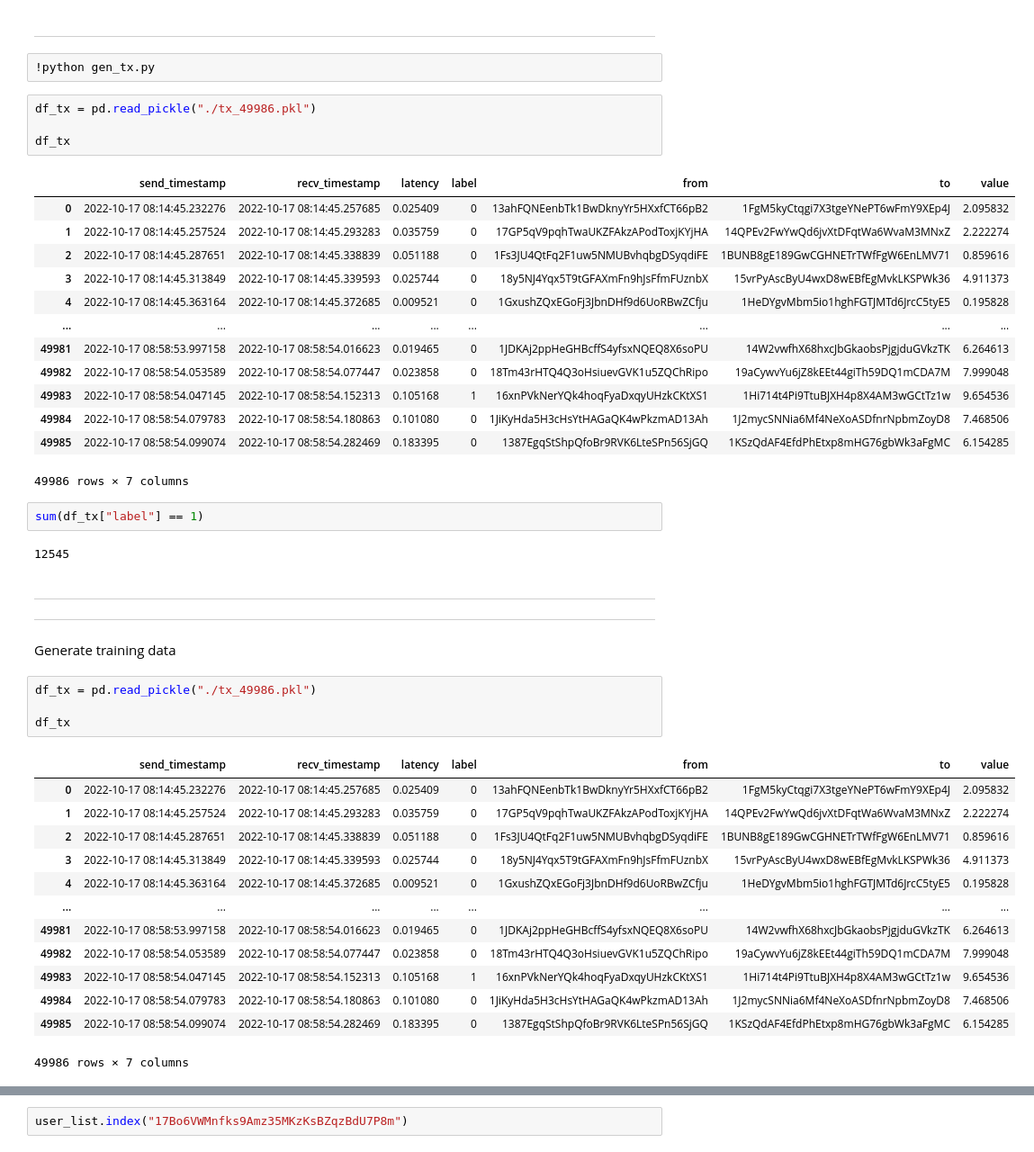
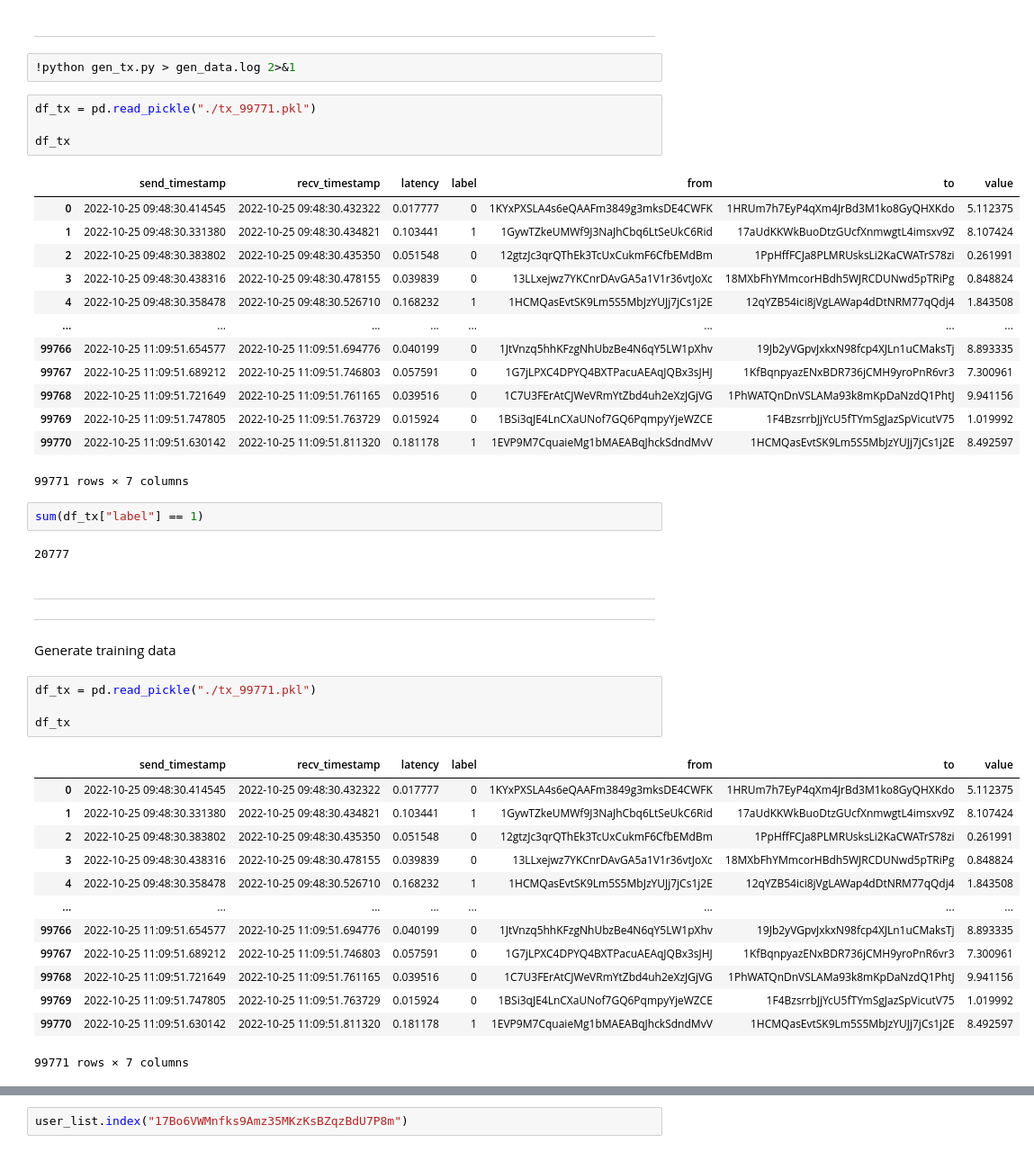
Before and after one commit to XDZhelheim/CSE5005-Project, a Jupyter notebook: data/gen_data.ipynb, the cells around one changed output, grey strips where cells are left out. Shown at 90% size. Saved outputs shown, nothing was run; the diff lists cells and outputs as text.

```diff
--- a/data/gen_data.ipynb
+++ b/data/gen_data.ipynb
@@ -145,29 +145,29 @@ df_user.to_csv("user.csv", index=False)
 # %% [markdown]
 ---
 # %%
-!python gen_tx.py
+!python gen_tx.py > gen_data.log 2>&1
 # %%
-df_tx = pd.read_pickle("./tx_49986.pkl")
+df_tx = pd.read_pickle("./tx_99771.pkl")
 
 df_tx
 # %% [output]
 |  | send_timestamp | recv_timestamp | latency | label | from | to | value |
-| 0 | 2022-10-17 08:14:45.232276 | 2022-10-17 08:14:45.257685 | 0.025409 | 0 | 13ahFQNEenbTk1BwDknyYr5HXxfCT66pB2 | 1FgM5kyCtqgi7X3tgeYNePT6wFmY9XEp4J | 2.095832 |
-| 1 | 2022-10-17 08:14:45.257524 | 2022-10-17 08:14:45.293283 | 0.035759 | 0 | 17GP5qV9pqhTwaUKZFAkzAPodToxjKYjHA | 14QPEv2FwYwQd6jvXtDFqtWa6WvaM3MNxZ | 2.222274 |
-| 2 | 2022-10-17 08:14:45.287651 | 2022-10-17 08:14:45.338839 | 0.051188 | 0 | 1Fs3JU4QtFq2F1uw5NMUBvhqbgDSyqdiFE | 1BUNB8gE189GwCGHNETrTWfFgW6EnLMV71 | 0.859616 |
-| 3 | 2022-10-17 08:14:45.313849 | 2022-10-17 08:14:45.339593 | 0.025744 | 0 | 18y5NJ4Yqx5T9tGFAXmFn9hJsFfmFUznbX | 15vrPyAscByU4wxD8wEBfEgMvkLKSPWk36 | 4.911373 |
-| 4 | 2022-10-17 08:14:45.363164 | 2022-10-17 08:14:45.372685 | 0.009521 | 0 | 1GxushZQxEGoFj3JbnDHf9d6UoRBwZCfju | 1HeDYgvMbm5io1hghFGTJMTd6JrcC5tyE5 | 0.195828 |
+| 0 | 2022-10-25 09:48:30.414545 | 2022-10-25 09:48:30.432322 | 0.017777 | 0 | 1KYxPXSLA4s6eQAAFm3849g3mksDE4CWFK | 1HRUm7h7EyP4qXm4JrBd3M1ko8GyQHXKdo | 5.112375 |
+| 1 | 2022-10-25 09:48:30.331380 | 2022-10-25 09:48:30.434821 | 0.103441 | 1 | 1GywTZkeUMWf9J3NaJhCbq6LtSeUkC6Rid | 17aUdKKWkBuoDtzGUcfXnmwgtL4imsxv9Z | 8.107424 |
+| 2 | 2022-10-25 09:48:30.383802 | 2022-10-25 09:48:30.435350 | 0.051548 | 0 | 12gtzJc3qrQThEk3TcUxCukmF6CfbEMdBm | 1PpHffFCJa8PLMRUsksLi2KaCWATrS78zi | 0.261991 |
+| 3 | 2022-10-25 09:48:30.438316 | 2022-10-25 09:48:30.478155 | 0.039839 | 0 | 13LLxejwz7YKCnrDAvGA5a1V1r36vtJoXc | 18MXbFhYMmcorHBdh5WJRCDUNwd5pTRiPg | 0.848824 |
+| 4 | 2022-10-25 09:48:30.358478 | 2022-10-25 09:48:30.526710 | 0.168232 | 1 | 1HCMQasEvtSK9Lm5S5MbJzYUJj7jCs1j2E | 12qYZB54ici8jVgLAWap4dDtNRM77qQdj4 | 1.843508 |
 | ... | ... | ... | ... | ... | ... | ... | ... |
-| 49981 | 2022-10-17 08:58:53.997158 | 2022-10-17 08:58:54.016623 | 0.019465 | 0 | 1JDKAj2ppHeGHBcffS4yfsxNQEQ8X6soPU | 14W2vwfhX68hxcJbGkaobsPjgjduGVkzTK | 6.264613 |
-| 49982 | 2022-10-17 08:58:54.053589 | 2022-10-17 08:58:54.077447 | 0.023858 | 0 | 18Tm43rHTQ4Q3oHsiuevGVK1u5ZQChRipo | 19aCywvYu6jZ8kEEt44giTh59DQ1mCDA7M | 7.999048 |
-| 49983 | 2022-10-17 08:58:54.047145 | 2022-10-17 08:58:54.152313 | 0.105168 | 1 | 16xnPVkNerYQk4hoqFyaDxqyUHzkCKtXS1 | 1Hi714t4Pi9TtuBJXH4p8X4AM3wGCtTz1w | 9.654536 |
-| 49984 | 2022-10-17 08:58:54.079783 | 2022-10-17 08:58:54.180863 | 0.101080 | 0 | 1JiKyHda5H3cHsYtHAGaQK4wPkzmAD13Ah | 1J2mycSNNia6Mf4NeXoASDfnrNpbmZoyD8 | 7.468506 |
-| 49985 | 2022-10-17 08:58:54.099074 | 2022-10-17 08:58:54.282469 | 0.183395 | 0 | 1387EgqStShpQfoBr9RVK6LteSPn56SjGQ | 1KSzQdAF4EfdPhEtxp8mHG76gbWk3aFgMC | 6.154285 |
+| 99766 | 2022-10-25 11:09:51.654577 | 2022-10-25 11:09:51.694776 | 0.040199 | 0 | 1JtVnzq5hhKFzgNhUbzBe4N6qY5LW1pXhv | 19Jb2yVGpvJxkxN98fcp4XJLn1uCMaksTj | 8.893335 |
+| 99767 | 2022-10-25 11:09:51.689212 | 2022-10-25 11:09:51.746803 | 0.057591 | 0 | 1G7jLPXC4DPYQ4BXTPacuAEAqJQBx3sJHJ | 1KfBqnpyazENxBDR736jCMH9yroPnR6vr3 | 7.300961 |
+| 99768 | 2022-10-25 11:09:51.721649 | 2022-10-25 11:09:51.761165 | 0.039516 | 0 | 1C7U3FErAtCJWeVRmYtZbd4uh2eXzJGjVG | 1PhWATQnDnVSLAMa93k8mKpDaNzdQ1PhtJ | 9.941156 |
+| 99769 | 2022-10-25 11:09:51.747805 | 2022-10-25 11:09:51.763729 | 0.015924 | 0 | 1BSi3qJE4LnCXaUNof7GQ6PqmpyYjeWZCE | 1F4BzsrrbJjYcU5fTYmSgJazSpVicutV75 | 1.019992 |
+| 99770 | 2022-10-25 11:09:51.630142 | 2022-10-25 11:09:51.811320 | 0.181178 | 1 | 1EVP9M7CquaieMg1bMAEABqJhckSdndMvV | 1HCMQasEvtSK9Lm5S5MbJzYUJj7jCs1j2E | 8.492597 |
-49986 rows × 7 columns
+99771 rows × 7 columns
 # %%
 sum(df_tx["label"] == 1)
 # %% [output]
-12545
+20777
 # %% [markdown]
 ---
 
@@ -175,23 +175,23 @@ sum(df_tx["label"] == 1)
 
 Generate training data
 # %%
-df_tx = pd.read_pickle("./tx_49986.pkl")
+df_tx = pd.read_pickle("./tx_99771.pkl")
 
 df_tx
 # %% [output]
 |  | send_timestamp | recv_timestamp | latency | label | from | to | value |
-| 0 | 2022-10-17 08:14:45.232276 | 2022-10-17 08:14:45.257685 | 0.025409 | 0 | 13ahFQNEenbTk1BwDknyYr5HXxfCT66pB2 | 1FgM5kyCtqgi7X3tgeYNePT6wFmY9XEp4J | 2.095832 |
-| 1 | 2022-10-17 08:14:45.257524 | 2022-10-17 08:14:45.293283 | 0.035759 | 0 | 17GP5qV9pqhTwaUKZFAkzAPodToxjKYjHA | 14QPEv2FwYwQd6jvXtDFqtWa6WvaM3MNxZ | 2.222274 |
-| 2 | 2022-10-17 08:14:45.287651 | 2022-10-17 08:14:45.338839 | 0.051188 | 0 | 1Fs3JU4QtFq2F1uw5NMUBvhqbgDSyqdiFE | 1BUNB8gE189GwCGHNETrTWfFgW6EnLMV71 | 0.859616 |
-| 3 | 2022-10-17 08:14:45.313849 | 2022-10-17 08:14:45.339593 | 0.025744 | 0 | 18y5NJ4Yqx5T9tGFAXmFn9hJsFfmFUznbX | 15vrPyAscByU4wxD8wEBfEgMvkLKSPWk36 | 4.911373 |
-| 4 | 2022-10-17 08:14:45.363164 | 2022-10-17 08:14:45.372685 | 0.009521 | 0 | 1GxushZQxEGoFj3JbnDHf9d6UoRBwZCfju | 1HeDYgvMbm5io1hghFGTJMTd6JrcC5tyE5 | 0.195828 |
+| 0 | 2022-10-25 09:48:30.414545 | 2022-10-25 09:48:30.432322 | 0.017777 | 0 | 1KYxPXSLA4s6eQAAFm3849g3mksDE4CWFK | 1HRUm7h7EyP4qXm4JrBd3M1ko8GyQHXKdo | 5.112375 |
+| 1 | 2022-10-25 09:48:30.331380 | 2022-10-25 09:48:30.434821 | 0.103441 | 1 | 1GywTZkeUMWf9J3NaJhCbq6LtSeUkC6Rid | 17aUdKKWkBuoDtzGUcfXnmwgtL4imsxv9Z | 8.107424 |
+| 2 | 2022-10-25 09:48:30.383802 | 2022-10-25 09:48:30.435350 | 0.051548 | 0 | 12gtzJc3qrQThEk3TcUxCukmF6CfbEMdBm | 1PpHffFCJa8PLMRUsksLi2KaCWATrS78zi | 0.261991 |
+| 3 | 2022-10-25 09:48:30.438316 | 2022-10-25 09:48:30.478155 | 0.039839 | 0 | 13LLxejwz7YKCnrDAvGA5a1V1r36vtJoXc | 18MXbFhYMmcorHBdh5WJRCDUNwd5pTRiPg | 0.848824 |
+| 4 | 2022-10-25 09:48:30.358478 | 2022-10-25 09:48:30.526710 | 0.168232 | 1 | 1HCMQasEvtSK9Lm5S5MbJzYUJj7jCs1j2E | 12qYZB54ici8jVgLAWap4dDtNRM77qQdj4 | 1.843508 |
 | ... | ... | ... | ... | ... | ... | ... | ... |
-| 49981 | 2022-10-17 08:58:53.997158 | 2022-10-17 08:58:54.016623 | 0.019465 | 0 | 1JDKAj2ppHeGHBcffS4yfsxNQEQ8X6soPU | 14W2vwfhX68hxcJbGkaobsPjgjduGVkzTK | 6.264613 |
-| 49982 | 2022-10-17 08:58:54.053589 | 2022-10-17 08:58:54.077447 | 0.023858 | 0 | 18Tm43rHTQ4Q3oHsiuevGVK1u5ZQChRipo | 19aCywvYu6jZ8kEEt44giTh59DQ1mCDA7M | 7.999048 |
-| 49983 | 2022-10-17 08:58:54.047145 | 2022-10-17 08:58:54.152313 | 0.105168 | 1 | 16xnPVkNerYQk4hoqFyaDxqyUHzkCKtXS1 | 1Hi714t4Pi9TtuBJXH4p8X4AM3wGCtTz1w | 9.654536 |
-| 49984 | 2022-10-17 08:58:54.079783 | 2022-10-17 08:58:54.180863 | 0.101080 | 0 | 1JiKyHda5H3cHsYtHAGaQK4wPkzmAD13Ah | 1J2mycSNNia6Mf4NeXoASDfnrNpbmZoyD8 | 7.468506 |
-| 49985 | 2022-10-17 08:58:54.099074 | 2022-10-17 08:58:54.282469 | 0.183395 | 0 | 1387EgqStShpQfoBr9RVK6LteSPn56SjGQ | 1KSzQdAF4EfdPhEtxp8mHG76gbWk3aFgMC | 6.154285 |
+| 99766 | 2022-10-25 11:09:51.654577 | 2022-10-25 11:09:51.694776 | 0.040199 | 0 | 1JtVnzq5hhKFzgNhUbzBe4N6qY5LW1pXhv | 19Jb2yVGpvJxkxN98fcp4XJLn1uCMaksTj | 8.893335 |
+| 99767 | 2022-10-25 11:09:51.689212 | 2022-10-25 11:09:51.746803 | 0.057591 | 0 | 1G7jLPXC4DPYQ4BXTPacuAEAqJQBx3sJHJ | 1KfBqnpyazENxBDR736jCMH9yroPnR6vr3 | 7.300961 |
+| 99768 | 2022-10-25 11:09:51.721649 | 2022-10-25 11:09:51.761165 | 0.039516 | 0 | 1C7U3FErAtCJWeVRmYtZbd4uh2eXzJGjVG | 1PhWATQnDnVSLAMa93k8mKpDaNzdQ1PhtJ | 9.941156 |
+| 99769 | 2022-10-25 11:09:51.747805 | 2022-10-25 11:09:51.763729 | 0.015924 | 0 | 1BSi3qJE4LnCXaUNof7GQ6PqmpyYjeWZCE | 1F4BzsrrbJjYcU5fTYmSgJazSpVicutV75 | 1.019992 |
+| 99770 | 2022-10-25 11:09:51.630142 | 2022-10-25 11:09:51.811320 | 0.181178 | 1 | 1EVP9M7CquaieMg1bMAEABqJhckSdndMvV | 1HCMQasEvtSK9Lm5S5MbJzYUJj7jCs1j2E | 8.492597 |
-49986 rows × 7 columns
+99771 rows × 7 columns
 # %%
 df_user=pd.read_csv("./user.csv")
 
```
Also changed, not shown: parts of 9 cells of this notebook, 5 other files.
